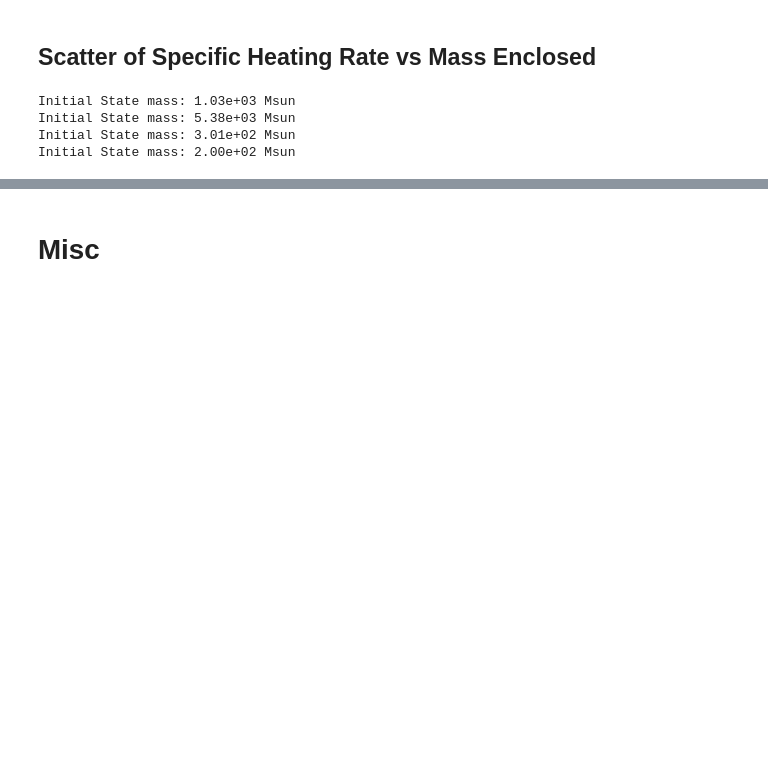
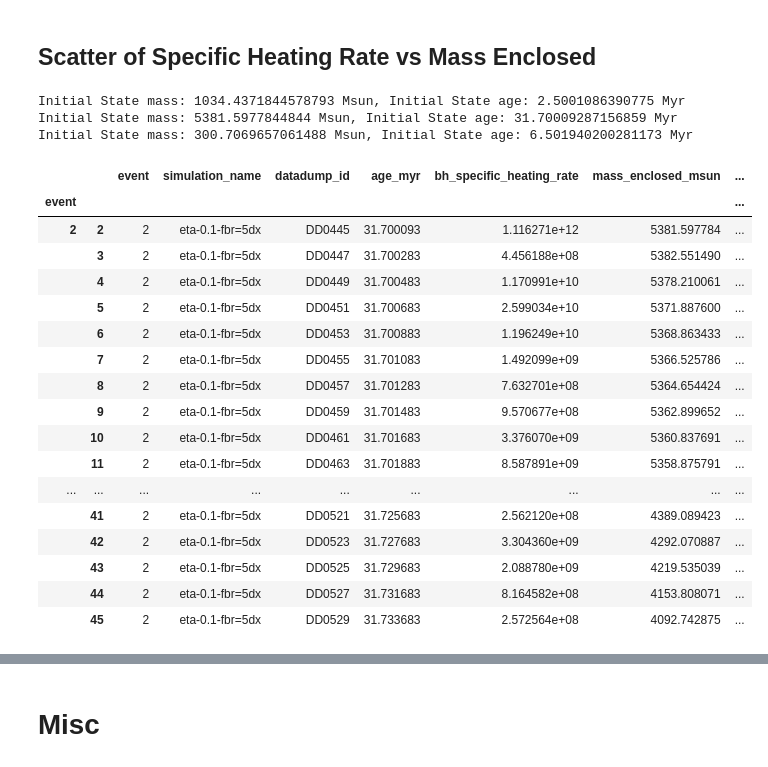
Before and after one commit to simonetgordon/smartstar_simulation_analysis, a Jupyter notebook: python_scripts/plot_tc_ts_ratio.ipynb, the cells around one changed output, grey strips where cells are left out. Saved outputs shown, nothing was run; the diff lists cells and outputs as text; code cells hidden in the pictures; blank space fills up the shorter version.

```diff
--- a/python_scripts/plot_tc_ts_ratio.ipynb
+++ b/python_scripts/plot_tc_ts_ratio.ipynb
@@ -1243,19 +1243,36 @@ import pandas as pd
 csv_file = "specific_heating_rates.csv"
 data = pd.read_csv(csv_file)
 df = pd.DataFrame(data)
+df = df[~df['event'].astype(str).str.startswith('#')]  # Remove commented lines
 
-def calculate_relative_mass(df):
-    # Find the mass enclosed for the "Initial State"
+def calculate_relative_values(df):
+    # Find the mass and age for the "Initial State"
     initial_state_mass = df.loc[df['simulation_name'] == 'Initial State', 'mass_enclosed_msun'].values[0]
-    print(f"Initial State mass: {initial_state_mass:.2e} Msun")
-    # Calculate relative mass for all entries
+    initial_state_age = df.loc[df['simulation_name'] == 'Initial State', 'age_myr'].values[0]
+    print(f"Initial State mass: {initial_state_mass} Msun, Initial State age: {initial_state_age} Myr")
+
+    # Calculate relative mass and age difference
     df['relative_mass_enclosed'] = df['mass_enclosed_msun'] / initial_state_mass
+    df['age_difference_myr'] = df['age_myr'] - initial_state_age
+
     return df
 
 # Apply this function to each event
-df = df.groupby('event').apply(calculate_relative_mass)
+df = df.groupby('event').apply(calculate_relative_values)
+
+# Adjust 'age_difference_myr' for on -2 simulations to account for later start time
+df['age_difference_myr'] = np.where(
+    (df['simulation_name'].str.endswith('-2')) & (df['event'] == '3'),
+    df['age_difference_myr'] - 0.4,
+    df['age_difference_myr']
+)
+
+df['age_difference_myr'] = np.where(
+    (df['simulation_name'].str.endswith('-2')) & (df['event'] == '1'),
+    df['age_difference_myr'] - 0.2,
+    df['age_difference_myr']
+)
 # %% [output]
-Initial State mass: 1.03e+03 Msun
-Initial State mass: 5.38e+03 Msun
-Initial State mass: 3.01e+02 Msun
-Initial State mass: 2.00e+02 Msun
+Initial State mass: 1034.4371844578793 Msun, Initial State age: 2.5001086390775 Myr
+Initial State mass: 5381.5977844844 Msun, Initial State age: 31.70009287156859 Myr
+Initial State mass: 300.7069657061488 Msun, Initial State age: 6.501940200281173 Myr
@@ -1262,3 +1283,24 @@ Initial State mass: 2.00e+02 Msun
+# %%
+df[df['event'] == '2'][df['simulation_name'].str.startswith('eta-0.1-fbr=5dx')]
+# %% [output]
+|  |  | event | simulation_name | datadump_id | age_myr | bh_specific_heating_rate | mass_enclosed_msun | ... |
+| event |  |  |  |  |  |  |  | ... |
+| 2 | 2 | 2 | eta-0.1-fbr=5dx | DD0445 | 31.700093 | 1.116271e+12 | 5381.597784 | ... |
+|  | 3 | 2 | eta-0.1-fbr=5dx | DD0447 | 31.700283 | 4.456188e+08 | 5382.551490 | ... |
+|  | 4 | 2 | eta-0.1-fbr=5dx | DD0449 | 31.700483 | 1.170991e+10 | 5378.210061 | ... |
+|  | 5 | 2 | eta-0.1-fbr=5dx | DD0451 | 31.700683 | 2.599034e+10 | 5371.887600 | ... |
+|  | 6 | 2 | eta-0.1-fbr=5dx | DD0453 | 31.700883 | 1.196249e+10 | 5368.863433 | ... |
+|  | 7 | 2 | eta-0.1-fbr=5dx | DD0455 | 31.701083 | 1.492099e+09 | 5366.525786 | ... |
+|  | 8 | 2 | eta-0.1-fbr=5dx | DD0457 | 31.701283 | 7.632701e+08 | 5364.654424 | ... |
+|  | 9 | 2 | eta-0.1-fbr=5dx | DD0459 | 31.701483 | 9.570677e+08 | 5362.899652 | ... |
+|  | 10 | 2 | eta-0.1-fbr=5dx | DD0461 | 31.701683 | 3.376070e+09 | 5360.837691 | ... |
+|  | 11 | 2 | eta-0.1-fbr=5dx | DD0463 | 31.701883 | 8.587891e+09 | 5358.875791 | ... |
+| ... | ... | ... | ... | ... | ... | ... | ... | ... |
+|  | 41 | 2 | eta-0.1-fbr=5dx | DD0521 | 31.725683 | 2.562120e+08 | 4389.089423 | ... |
+|  | 42 | 2 | eta-0.1-fbr=5dx | DD0523 | 31.727683 | 3.304360e+09 | 4292.070887 | ... |
+|  | 43 | 2 | eta-0.1-fbr=5dx | DD0525 | 31.729683 | 2.088780e+09 | 4219.535039 | ... |
+|  | 44 | 2 | eta-0.1-fbr=5dx | DD0527 | 31.731683 | 8.164582e+08 | 4153.808071 | ... |
+|  | 45 | 2 | eta-0.1-fbr=5dx | DD0529 | 31.733683 | 2.572564e+08 | 4092.742875 | ... |
 # %%
 # Reset the index to remove ambiguity
 data_reset = df.reset_index(drop=True)
```
Also changed, not shown: parts of 18 cells of this notebook.
